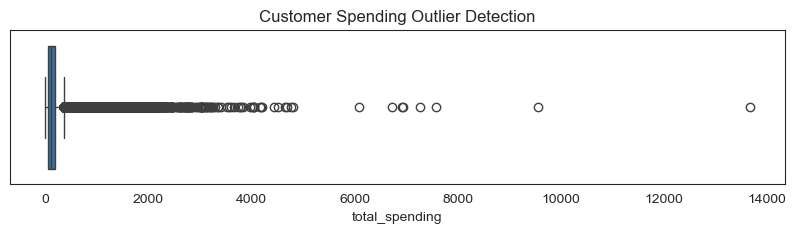
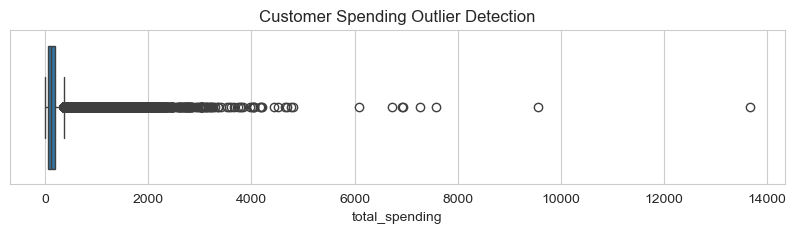
The notebook cell's code change between the first figure and the second:
--- before
+++ after
@@ -2,3 +2,4 @@
 sns.boxplot(x=customer_df["total_spending"])
 plt.title("Customer Spending Outlier Detection")
+plt.savefig('../report/customer_spending_outlier_detection.png', dpi=300, bbox_inches='tight')
 plt.show()

Commit: update